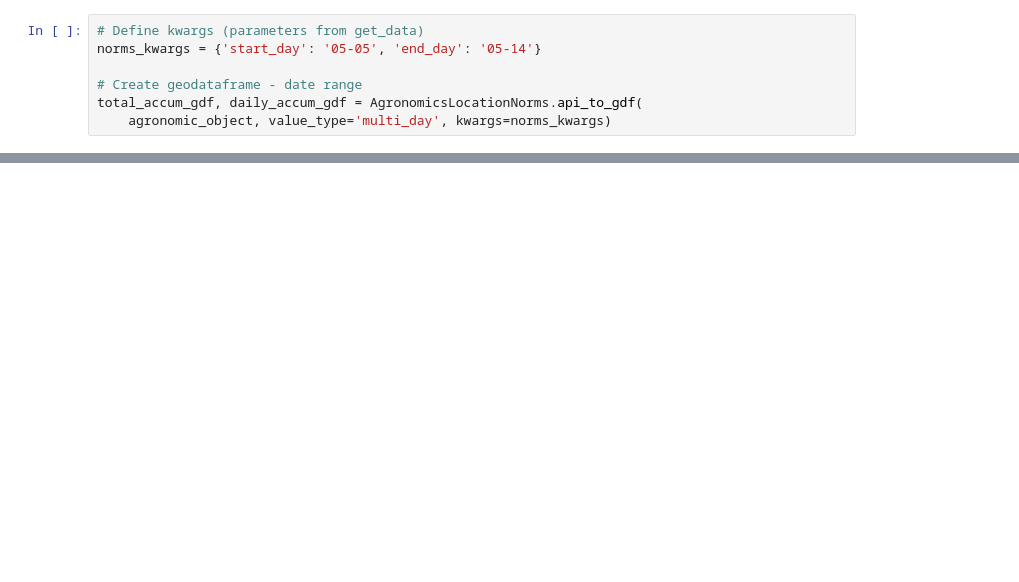
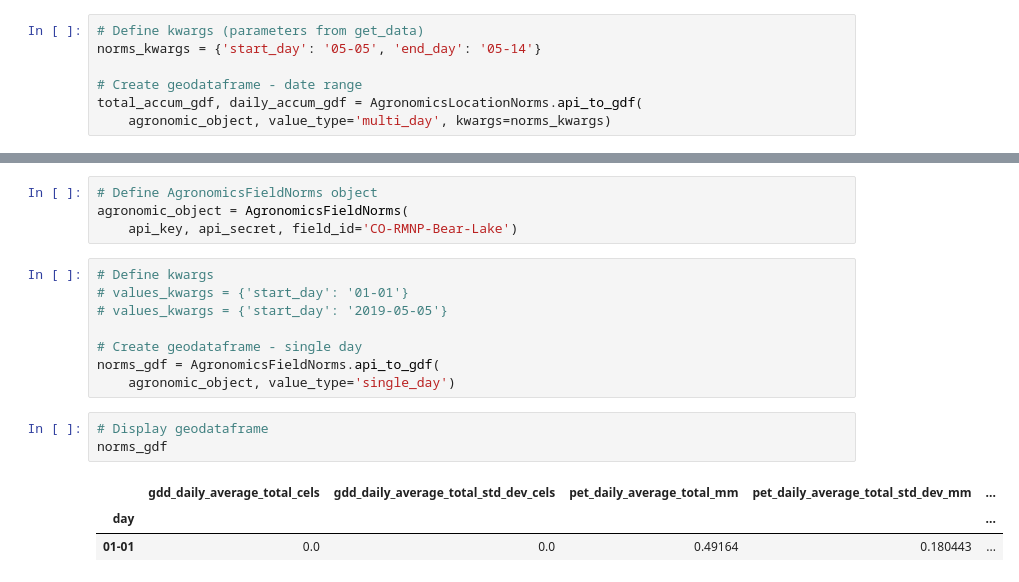
Before and after one commit to calekochenour/awherepy, a Jupyter notebook: 01-code-scripts/awhere-classes-test-2020-04-15.ipynb, the cells around one changed output, grey strips where cells are left out. Cells and saved outputs as stored; diff of their text form; blank space fills up the shorter version.

```diff
--- a/01-code-scripts/awhere-classes-test-2020-04-15.ipynb
+++ b/01-code-scripts/awhere-classes-test-2020-04-15.ipynb
@@ -431,0 +481,19 @@ daily_accum_gdf
+# %%
+# Define AgronomicsFieldNorms object
+agronomic_object = AgronomicsFieldNorms(
+    api_key, api_secret, field_id='CO-RMNP-Bear-Lake')
+# %%
+# Define kwargs
+# values_kwargs = {'start_day': '01-01'}
+# values_kwargs = {'start_day': '2019-05-05'}
+
+# Create geodataframe - single day
+norms_gdf = AgronomicsFieldNorms.api_to_gdf(
+    agronomic_object, value_type='single_day')
+# %%
+# Display geodataframe
+norms_gdf
+# %% [output]
+|  | gdd_daily_average_total_cels | gdd_daily_average_total_std_dev_cels | pet_daily_average_total_mm | pet_daily_average_total_std_dev_mm | ... |
+| day |  |  |  |  | ... |
+| 01-01 | 0.0 | 0.0 | 0.49164 | 0.180443 | ... |
```
Also changed, not shown: parts of 25 cells of this notebook.
